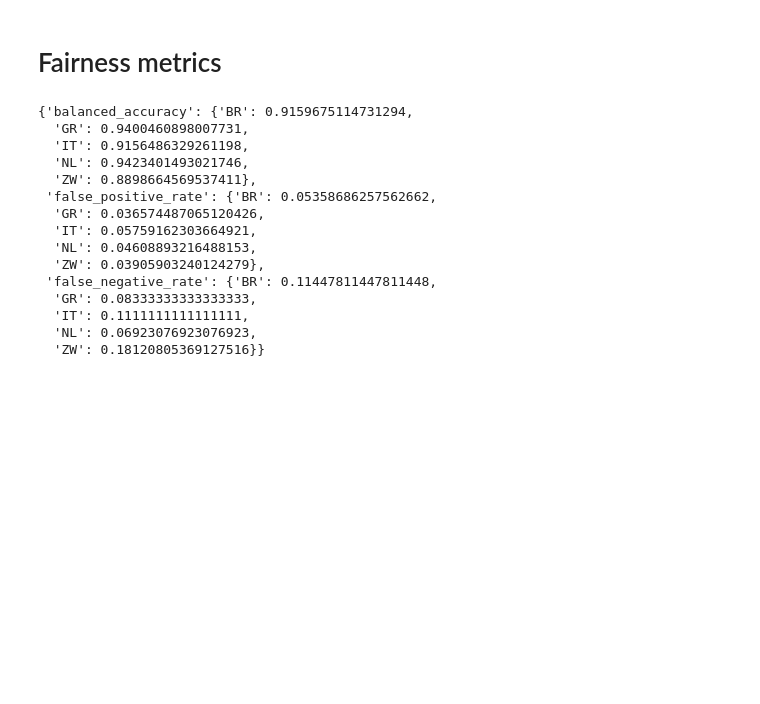
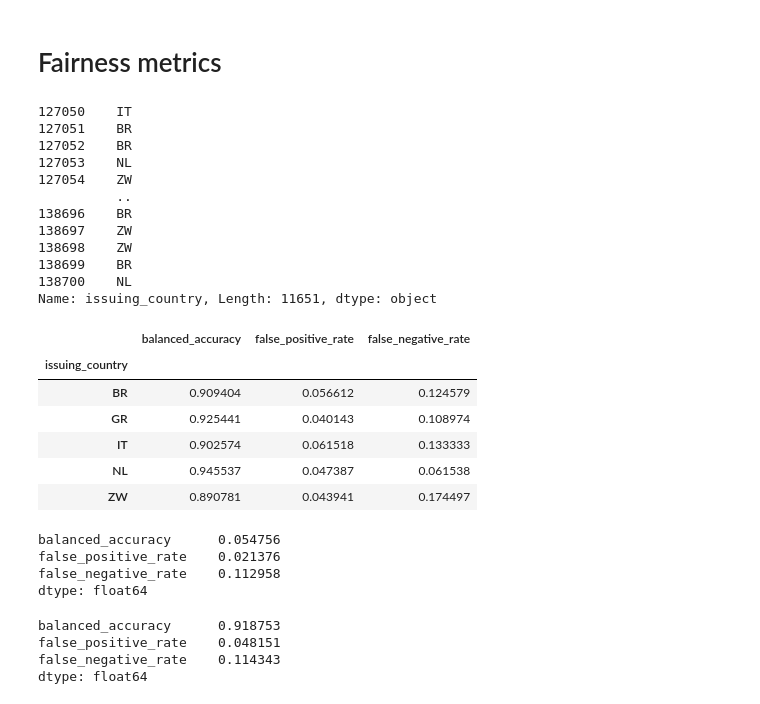
Before and after one commit to ymurong/DSP, a Jupyter notebook: classifier/fairness.ipynb, the cells around one changed output. Drawn from its saved outputs; the diff is of its cells as text; code cells hidden in the pictures; blank space fills up the shorter version.

```diff
--- a/classifier/fairness.ipynb
+++ b/classifier/fairness.ipynb
@@ -117,35 +119,52 @@ metrics_to_report = [
     "false_positive_rate",
     "false_negative_rate",
 ]
+# %%
+A_test
+# %% [output]
+127050    IT
+127051    BR
+127052    BR
+127053    NL
+127054    ZW
+          ..
+138696    BR
+138697    ZW
+138698    ZW
+138699    BR
+138700    NL
+Name: issuing_country, Length: 11651, dtype: object
 # %%
 metricframe_unmitigated = MetricFrame(
     metrics=fairness_metrics,
     y_true=y_test,
     y_pred=y_pred,
     sensitive_features=A_test,
 )
 
-metricframe_unmitigated.by_group[metrics_to_report].to_dict()
-
-# metricframe_unmitigated.difference()[metrics_to_report]
-#
-# metricframe_unmitigated.overall[metrics_to_report]
+metricframe_unmitigated.by_group[metrics_to_report]
 # %% [output]
-{'balanced_accuracy': {'BR': 0.9159675114731294,
-  'GR': 0.9400460898007731,
-  'IT': 0.9156486329261198,
-  'NL': 0.9423401493021746,
-  'ZW': 0.8898664569537411},
- 'false_positive_rate': {'BR': 0.05358686257562662,
-  'GR': 0.036574487065120426,
-  'IT': 0.05759162303664921,
-  'NL': 0.04608893216488153,
-  'ZW': 0.03905903240124279},
- 'false_negative_rate': {'BR': 0.11447811447811448,
-  'GR': 0.08333333333333333,
-  'IT': 0.1111111111111111,
-  'NL': 0.06923076923076923,
-  'ZW': 0.18120805369127516}}
+|  | balanced_accuracy | false_positive_rate | false_negative_rate |
+| issuing_country |  |  |  |
+| BR | 0.909404 | 0.056612 | 0.124579 |
+| GR | 0.925441 | 0.040143 | 0.108974 |
+| IT | 0.902574 | 0.061518 | 0.133333 |
+| NL | 0.945537 | 0.047387 | 0.061538 |
+| ZW | 0.890781 | 0.043941 | 0.174497 |
+# %%
+metricframe_unmitigated.difference()[metrics_to_report]
+# %% [output]
+balanced_accuracy      0.054756
+false_positive_rate    0.021376
+false_negative_rate    0.112958
+dtype: float64
+# %%
+metricframe_unmitigated.overall[metrics_to_report]
+# %% [output]
+balanced_accuracy      0.918753
+false_positive_rate    0.048151
+false_negative_rate    0.114343
+dtype: float64
 # %%
 def plot_group_metrics_with_error_bars(metricframe, metric, error_name):
     """Plot the disaggregated metric for each group with an associated
```
Also changed, not shown: parts of 17 cells of this notebook, 25 other files.
